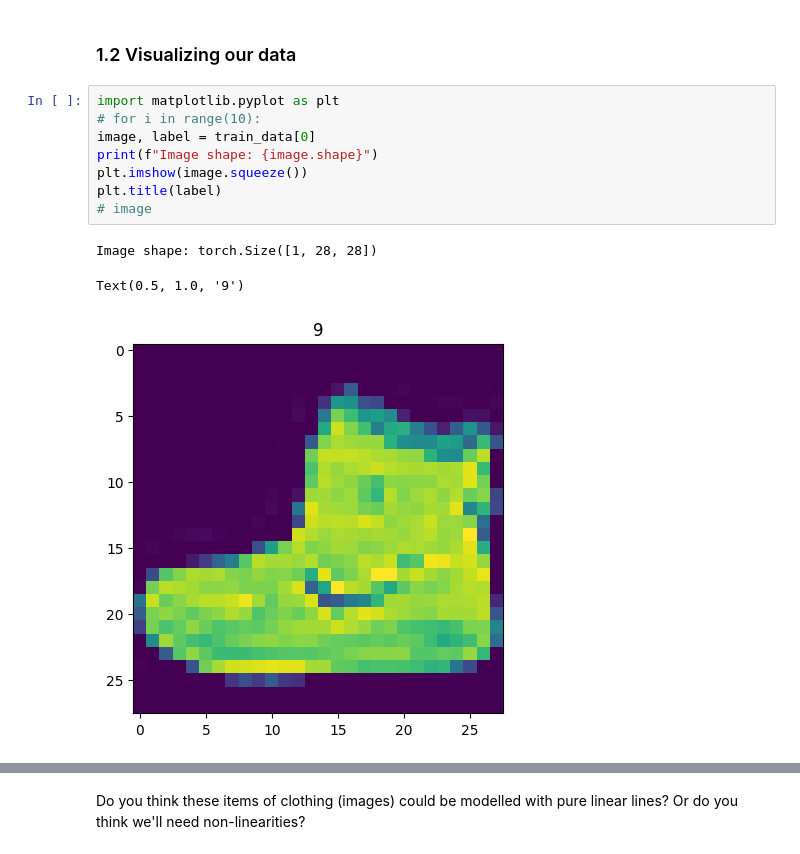
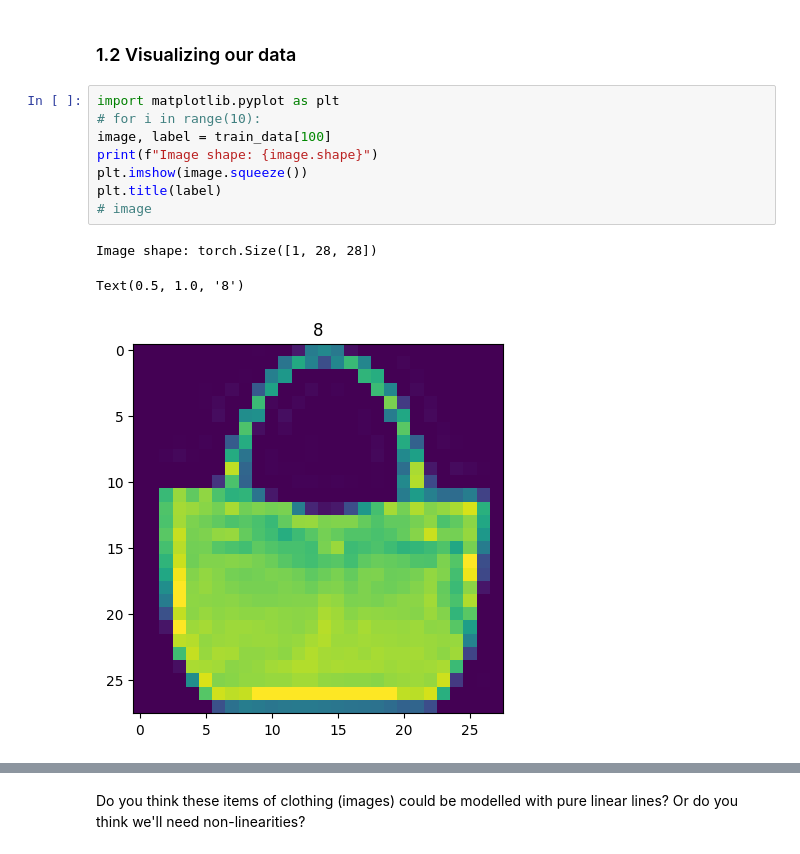
Before and after one commit to Userfrom1995/PyTorchTutorial, a Jupyter notebook: PyTorch/03_pytorch_computer_vision_video.ipynb, the cells around one changed output, grey strips where cells are left out. Saved outputs shown, nothing was run; the diff lists cells and outputs as text.

```diff
--- a/PyTorch/03_pytorch_computer_vision_video.ipynb
+++ b/PyTorch/03_pytorch_computer_vision_video.ipynb
@@ -128,14 +128,14 @@ Image label: Ankle boot
 # %%
 import matplotlib.pyplot as plt
 # for i in range(10):
-image, label = train_data[0]
+image, label = train_data[100]
 print(f"Image shape: {image.shape}")
 plt.imshow(image.squeeze())
 plt.title(label)
 # image
 # %% [output]
 Image shape: torch.Size([1, 28, 28])
-Text(0.5, 1.0, '9')
+Text(0.5, 1.0, '8')
-[figure, old version]
+[figure, new version]
 # %%
 plt.imshow(image.squeeze(), cmap="gray")
```
Also changed, not shown: parts of 12 cells of this notebook, 2 other files.
